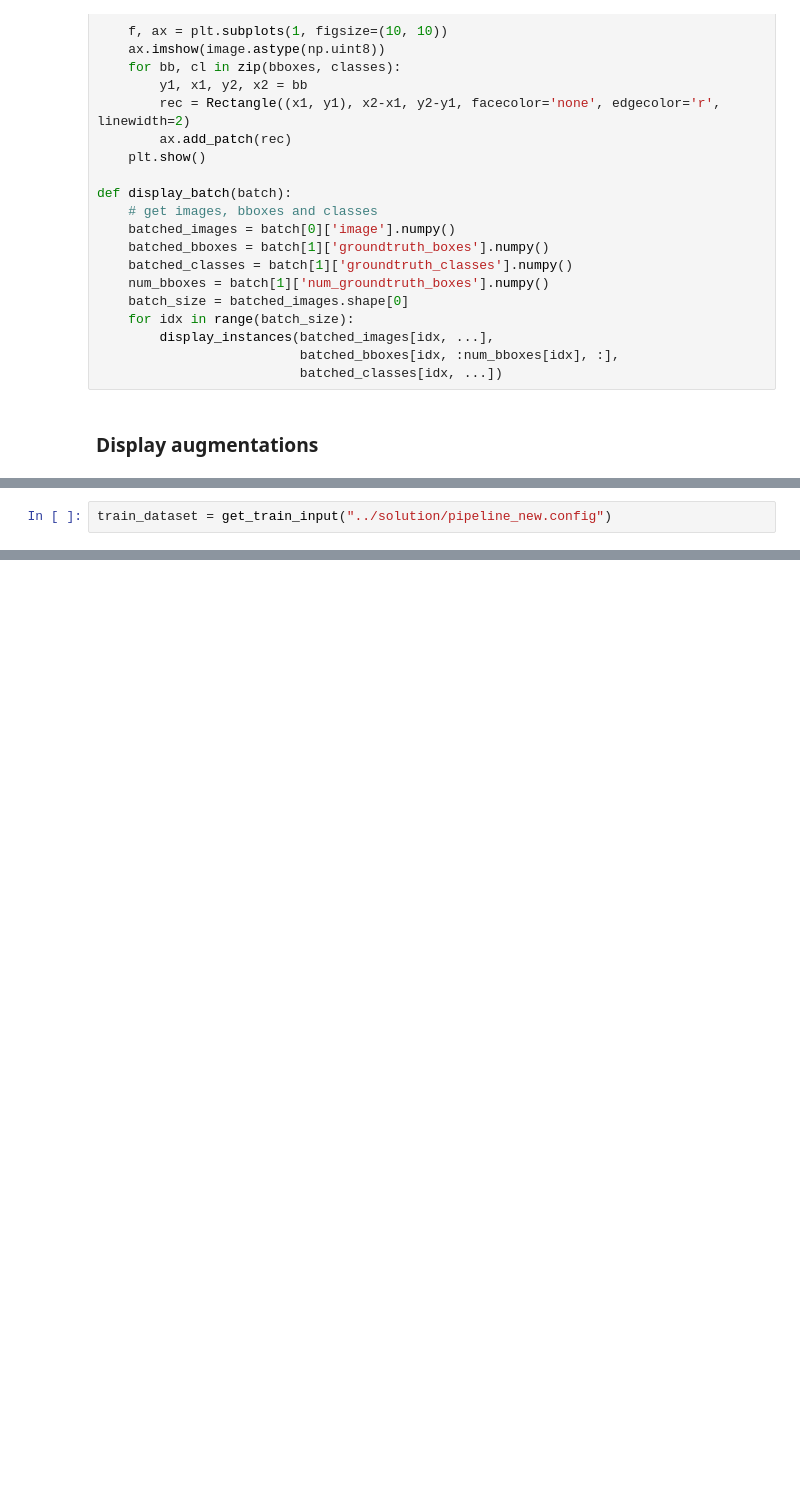
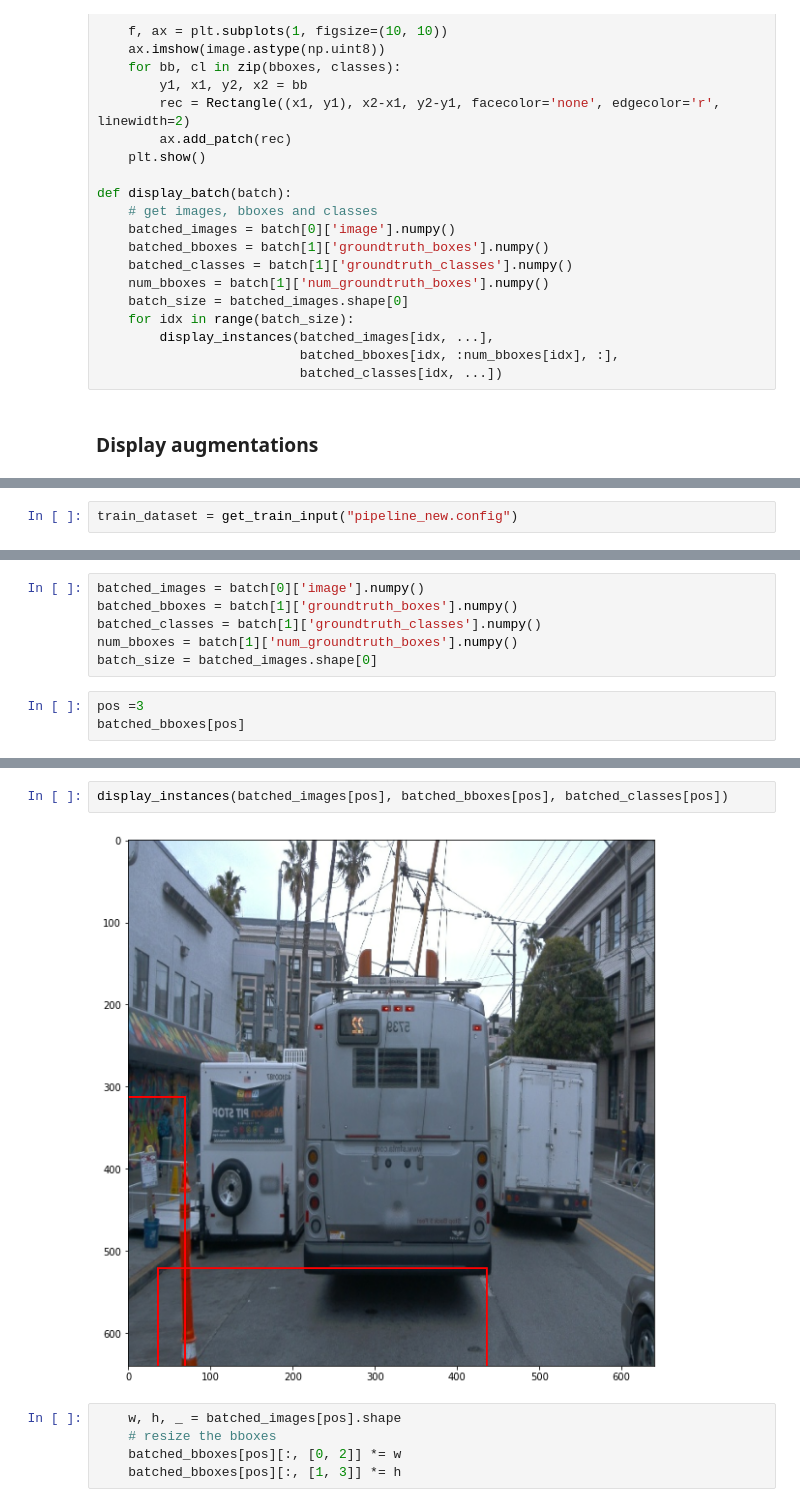
Before and after one commit to amurube/SelfDrivingCarEng, a Jupyter notebook: Project/Explore augmentations.ipynb, the cells around one changed output, grey strips where cells are left out. Cells and saved outputs as stored; diff of their text form; blank space fills up the shorter version.

```diff
--- a/Project/Explore augmentations.ipynb
+++ b/Project/Explore augmentations.ipynb
@@ -57,2 +55,2 @@ ModuleNotFoundError: No module named 'waymo_open_dataset'
 # %%
-train_dataset = get_train_input("../solution/pipeline_new.config")
+train_dataset = get_train_input("pipeline_new.config")
@@ -63,0 +84,9 @@ for batch in train_dataset.take(1):
+# %%
+batched_images = batch[0]['image'].numpy()
+batched_bboxes = batch[1]['groundtruth_boxes'].numpy()
+batched_classes = batch[1]['groundtruth_classes'].numpy()
+num_bboxes = batch[1]['num_groundtruth_boxes'].numpy()
+batch_size = batched_images.shape[0]
+# %%
+pos =3
+batched_bboxes[pos]
@@ -63,0 +111,9 @@ for batch in train_dataset.take(1):
+# %%
+display_instances(batched_images[pos], batched_bboxes[pos], batched_classes[pos])
+# %% [output]
+[figure, added]
+# %%
+    w, h, _ = batched_images[pos].shape
+    # resize the bboxes
+    batched_bboxes[pos][:, [0, 2]] *= w
+    batched_bboxes[pos][:, [1, 3]] *= h
```
Also changed, not shown: parts of 5 cells of this notebook.
